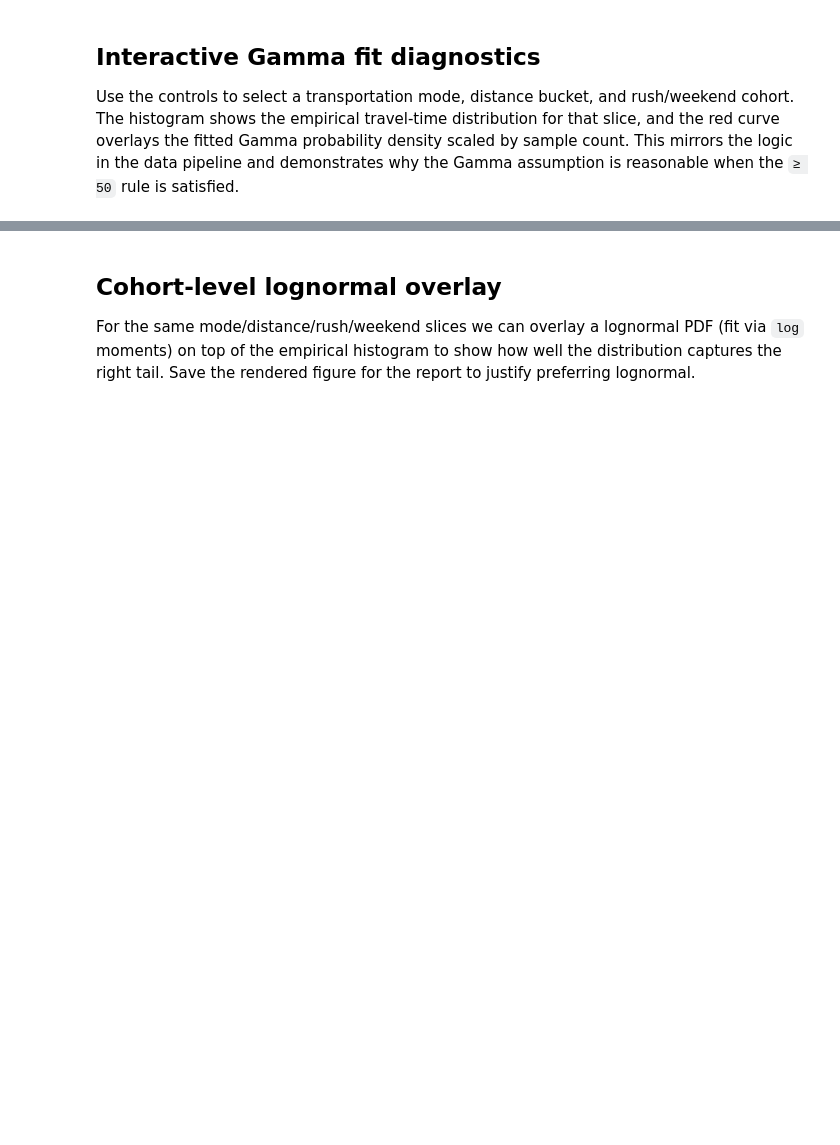
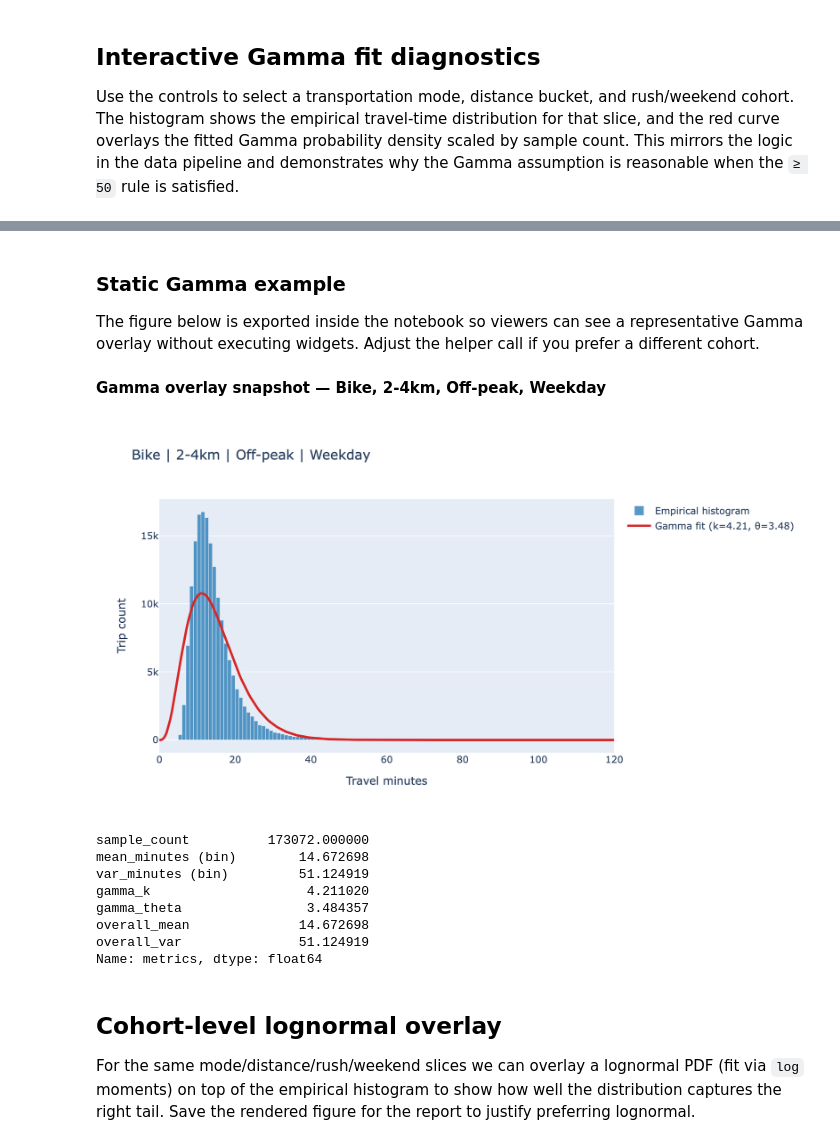
Before and after one commit to AtharvRN/NYC_Public_Transit, a Jupyter notebook: notebooks/travel_times/travel_fit_validation.ipynb, the cells around one changed output, grey strips where cells are left out. Cells and saved outputs as stored; diff of their text form; code cells hidden in the pictures; blank space fills up the shorter version.

```diff
--- a/notebooks/travel_times/travel_fit_validation.ipynb
+++ b/notebooks/travel_times/travel_fit_validation.ipynb
@@ -315,6 +316,40 @@ update_plot()
 # %% [output]
 HBox(children=(ToggleButtons(description='Mode', layout=Layout(width='auto'), options=('taxi', 'bike'), value=…
 [interactive output not drawn]
+# %% [markdown]
+### Static Gamma example
+
+The figure below is exported inside the notebook so viewers can see a representative Gamma overlay without executing widgets. Adjust the helper call if you prefer a different cohort.
+# %%
+
+def render_static_gamma_snapshot(
+    mode='bike',
+    distance_bin_label=None,
+    is_rush=False,
+    is_weekend=False,
+):
+    if distance_bin_label is None:
+        distance_bin_label = distance_levels[1] if len(distance_levels) > 1 else distance_levels[0]
+    fig, metrics = render_travel_bin(mode, distance_bin_label, is_rush, is_weekend)
+    png = fig.to_image(format='png', width=900, height=500, scale=2)
+    display(Markdown(f"**Gamma overlay snapshot — {mode.title()}, {distance_bin_label}, "
+                     f"{'Rush' if is_rush else 'Off-peak'}, {'Weekend' if is_weekend else 'Weekday'}**"))
+    display(Image(png))
+    if metrics:
+        display(pd.Series(metrics, name='metrics'))
+
+render_static_gamma_snapshot()
+# %% [output]
+**Gamma overlay snapshot — Bike, 2-4km, Off-peak, Weekday**
+[figure, added]
+sample_count          173072.000000
+mean_minutes (bin)        14.672698
+var_minutes (bin)         51.124919
+gamma_k                    4.211020
+gamma_theta                3.484357
+overall_mean              14.672698
+overall_var               51.124919
+Name: metrics, dtype: float64
 # %% [markdown]
 ## Cohort-level lognormal overlay
 
```
Also changed, not shown: parts of 3 cells of this notebook, 1 other file.
